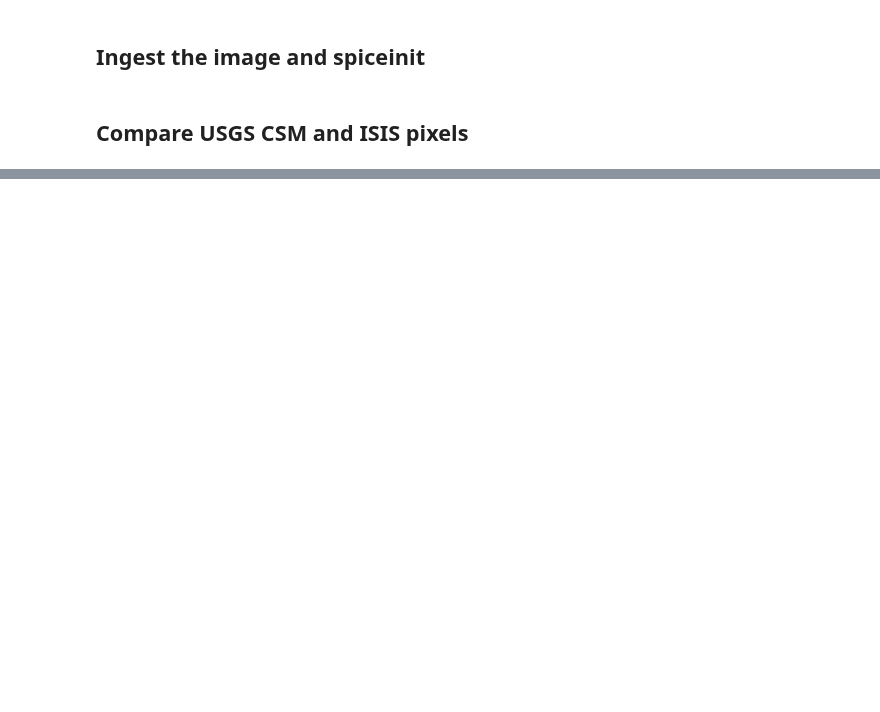
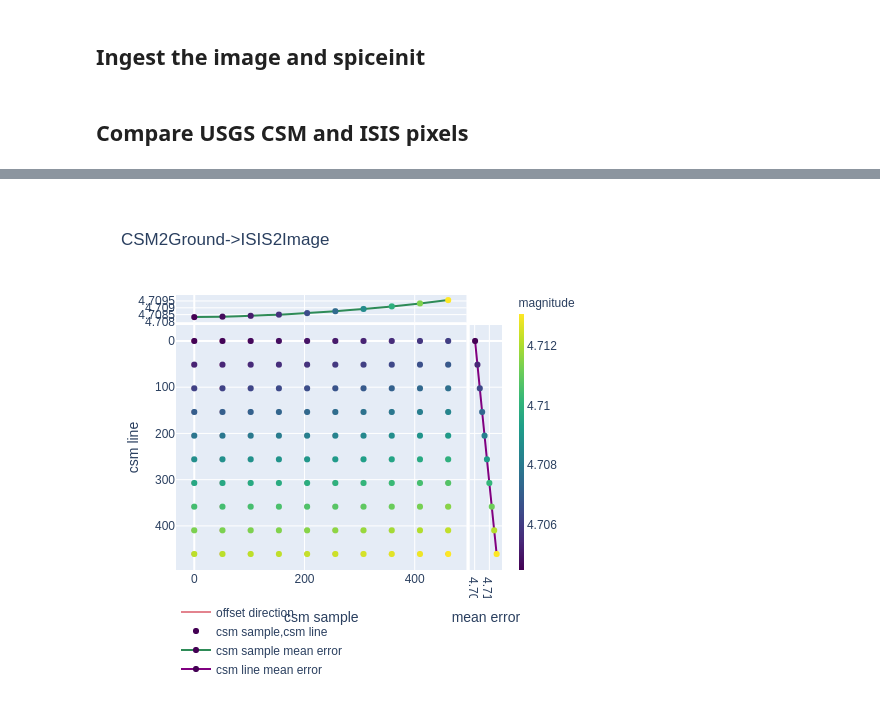
Before and after one commit to DOI-USGS/knoten, a Jupyter notebook: examples/messenger_mdisnac_isis_cmp.ipynb, the cells around one changed output, grey strips where cells are left out. Saved outputs shown, nothing was run; the diff lists cells and outputs as text; code cells hidden in the pictures; blank space fills up the shorter version.

```diff
--- a/examples/messenger_mdisnac_isis_cmp.ipynb
+++ b/examples/messenger_mdisnac_isis_cmp.ipynb
@@ -112,0 +108,4 @@ df3
+# %%
+Image(csm2isis_plot.to_image())
+# %% [output]
+[figure, added]
```
Also changed, not shown: parts of 22 cells of this notebook, 1 other file.
